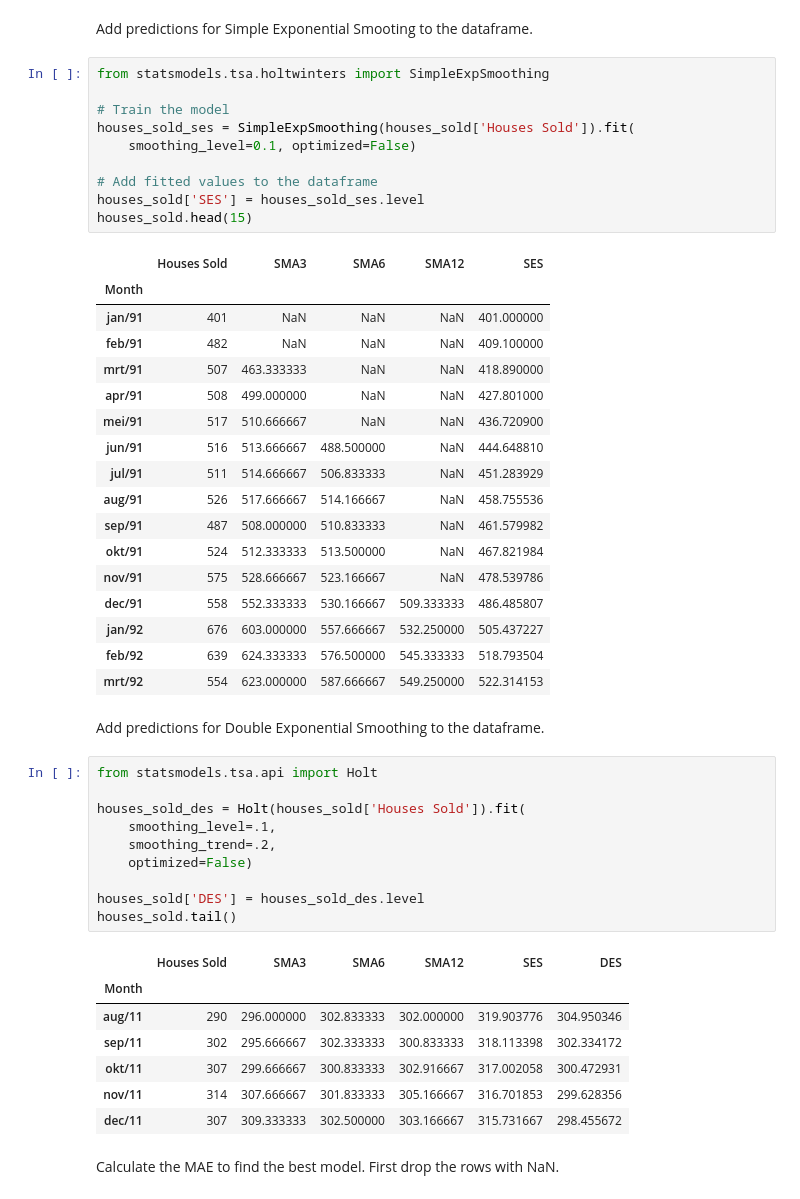
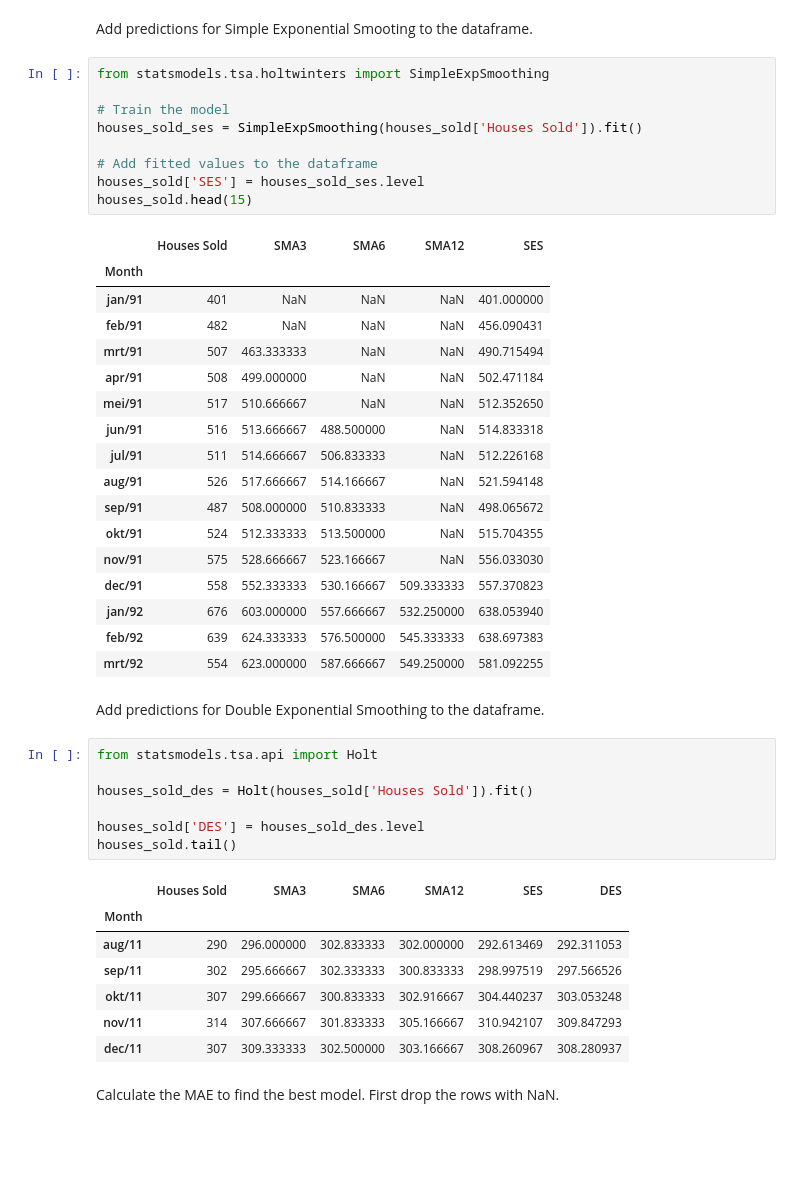
Before and after one commit to Vincent-Gielen/dsai-ex, a Jupyter notebook: 7-time-series/lab-7.01-house-sales.ipynb, the cells around one changed output. Cells and saved outputs as stored; diff of their text form; blank space fills up the shorter version.

```diff
--- a/7-time-series/lab-7.01-house-sales.ipynb
+++ b/7-time-series/lab-7.01-house-sales.ipynb
@@ -75,51 +75,47 @@ Add predictions for Simple Exponential Smooting to the dataframe.
 # %%
 from statsmodels.tsa.holtwinters import SimpleExpSmoothing
 
 # Train the model
-houses_sold_ses = SimpleExpSmoothing(houses_sold['Houses Sold']).fit(
-    smoothing_level=0.1, optimized=False)
+houses_sold_ses = SimpleExpSmoothing(houses_sold['Houses Sold']).fit()
 
 # Add fitted values to the dataframe
 houses_sold['SES'] = houses_sold_ses.level
 houses_sold.head(15)
 # %% [output]
 |  | Houses Sold | SMA3 | SMA6 | SMA12 | SES |
 | Month |  |  |  |  |  |
 | jan/91 | 401 | NaN | NaN | NaN | 401.000000 |
-| feb/91 | 482 | NaN | NaN | NaN | 409.100000 |
-| mrt/91 | 507 | 463.333333 | NaN | NaN | 418.890000 |
-| apr/91 | 508 | 499.000000 | NaN | NaN | 427.801000 |
-| mei/91 | 517 | 510.666667 | NaN | NaN | 436.720900 |
-| jun/91 | 516 | 513.666667 | 488.500000 | NaN | 444.648810 |
-| jul/91 | 511 | 514.666667 | 506.833333 | NaN | 451.283929 |
-| aug/91 | 526 | 517.666667 | 514.166667 | NaN | 458.755536 |
-| sep/91 | 487 | 508.000000 | 510.833333 | NaN | 461.579982 |
-| okt/91 | 524 | 512.333333 | 513.500000 | NaN | 467.821984 |
-| nov/91 | 575 | 528.666667 | 523.166667 | NaN | 478.539786 |
-| dec/91 | 558 | 552.333333 | 530.166667 | 509.333333 | 486.485807 |
-| jan/92 | 676 | 603.000000 | 557.666667 | 532.250000 | 505.437227 |
-| feb/92 | 639 | 624.333333 | 576.500000 | 545.333333 | 518.793504 |
-| mrt/92 | 554 | 623.000000 | 587.666667 | 549.250000 | 522.314153 |
+| feb/91 | 482 | NaN | NaN | NaN | 456.090431 |
+| mrt/91 | 507 | 463.333333 | NaN | NaN | 490.715494 |
+| apr/91 | 508 | 499.000000 | NaN | NaN | 502.471184 |
+| mei/91 | 517 | 510.666667 | NaN | NaN | 512.352650 |
+| jun/91 | 516 | 513.666667 | 488.500000 | NaN | 514.833318 |
+| jul/91 | 511 | 514.666667 | 506.833333 | NaN | 512.226168 |
+| aug/91 | 526 | 517.666667 | 514.166667 | NaN | 521.594148 |
+| sep/91 | 487 | 508.000000 | 510.833333 | NaN | 498.065672 |
+| okt/91 | 524 | 512.333333 | 513.500000 | NaN | 515.704355 |
+| nov/91 | 575 | 528.666667 | 523.166667 | NaN | 556.033030 |
+| dec/91 | 558 | 552.333333 | 530.166667 | 509.333333 | 557.370823 |
+| jan/92 | 676 | 603.000000 | 557.666667 | 532.250000 | 638.053940 |
+| feb/92 | 639 | 624.333333 | 576.500000 | 545.333333 | 638.697383 |
+| mrt/92 | 554 | 623.000000 | 587.666667 | 549.250000 | 581.092255 |
 # %% [markdown]
 Add predictions for Double Exponential Smoothing to the dataframe.
 # %%
 from statsmodels.tsa.api import Holt
 
-houses_sold_des = Holt(houses_sold['Houses Sold']).fit(
-    smoothing_level=.1,
-    smoothing_trend=.2,
-    optimized=False)
+houses_sold_des = Holt(houses_sold['Houses Sold']).fit()
 
 houses_sold['DES'] = houses_sold_des.level
 houses_sold.tail()
 # %% [output]
 |  | Houses Sold | SMA3 | SMA6 | SMA12 | SES | DES |
 | Month |  |  |  |  |  |  |
-| aug/11 | 290 | 296.000000 | 302.833333 | 302.000000 | 319.903776 | 304.950346 |
-| sep/11 | 302 | 295.666667 | 302.333333 | 300.833333 | 318.113398 | 302.334172 |
-| okt/11 | 307 | 299.666667 | 300.833333 | 302.916667 | 317.002058 | 300.472931 |
-| nov/11 | 314 | 307.666667 | 301.833333 | 305.166667 | 316.701853 | 299.628356 |
-| dec/11 | 307 | 309.333333 | 302.500000 | 303.166667 | 315.731667 | 298.455672 |
+| aug/11 | 290 | 296.000000 | 302.833333 | 302.000000 | 292.613469 | 292.311053 |
+| sep/11 | 302 | 295.666667 | 302.333333 | 300.833333 | 298.997519 | 297.566526 |
+| okt/11 | 307 | 299.666667 | 300.833333 | 302.916667 | 304.440237 | 303.053248 |
+| nov/11 | 314 | 307.666667 | 301.833333 | 305.166667 | 310.942107 | 309.847293 |
+| dec/11 | 307 | 309.333333 | 302.500000 | 303.166667 | 308.260967 | 308.280937 |
 # %% [markdown]
 Calculate the MAE to find the best model. First drop the rows with NaN.
 # %%
```
Also changed, not shown: parts of 1 cell of this notebook, 3 other files.
